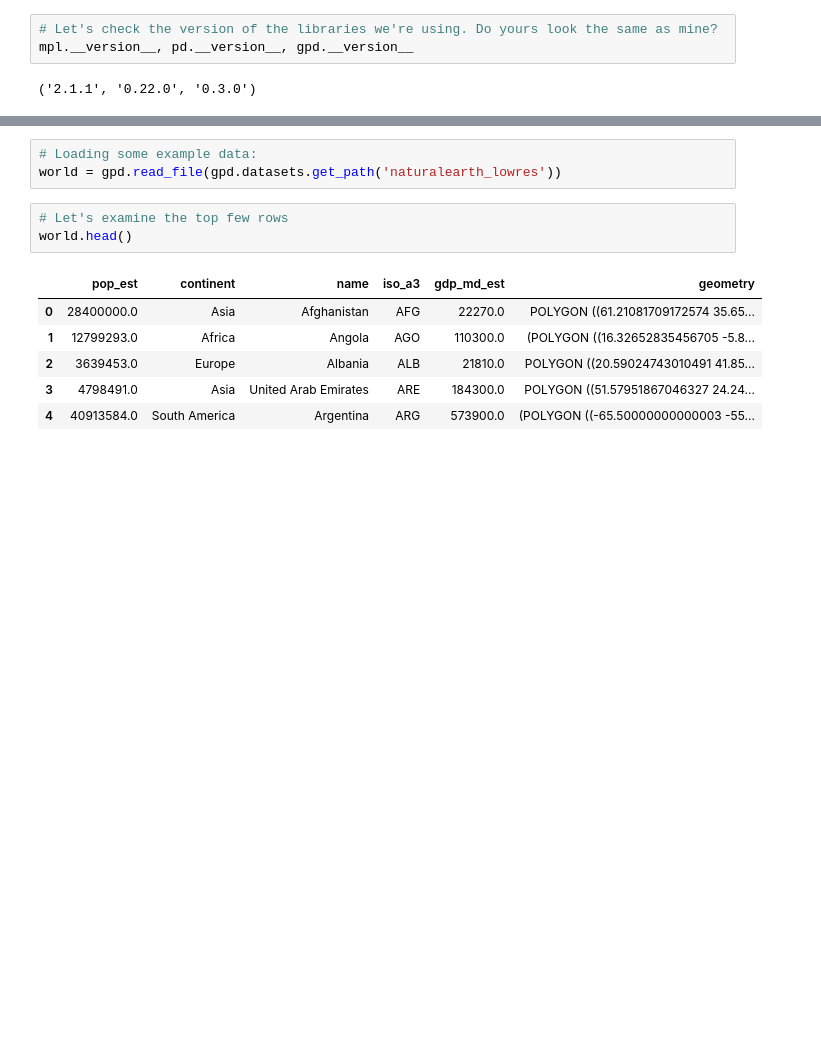
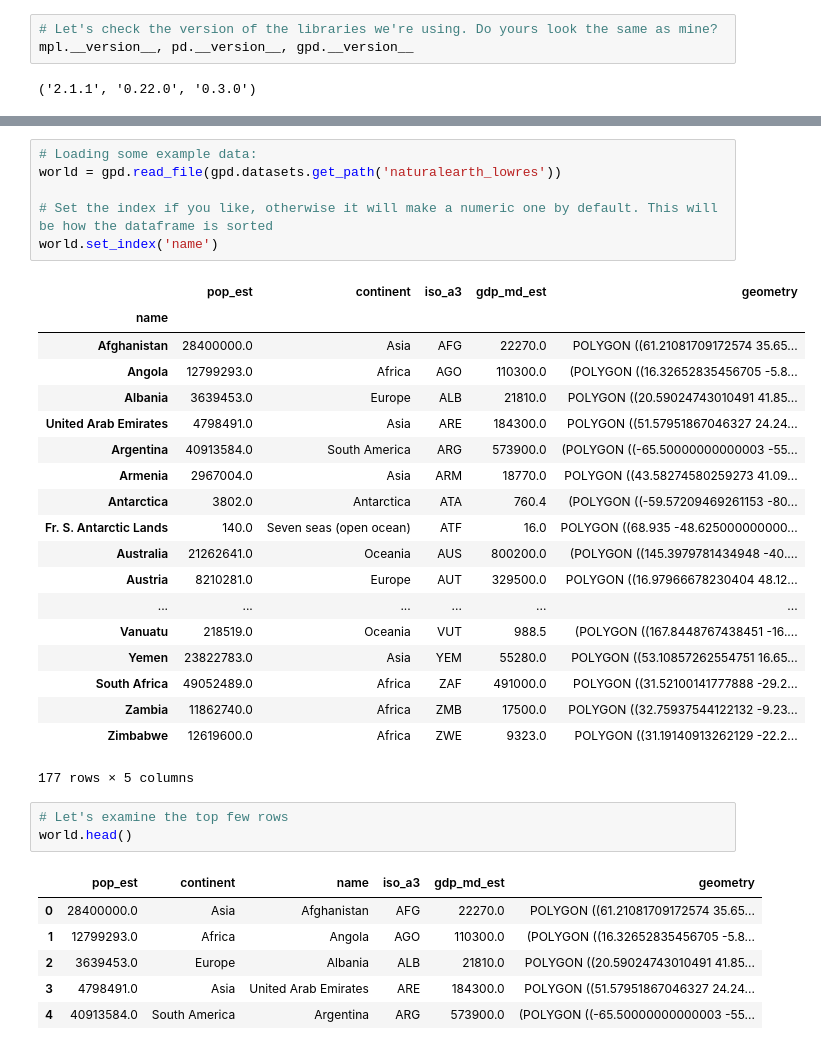
Before and after one commit to christyheaton/Maptime_20180411, a Jupyter notebook: Notebook/Geopandas_Intro_Maptime_20180411.ipynb, the cells around one changed output, grey strips where cells are left out. Drawn from its saved outputs; the diff is of its cells as text; blank space fills up the shorter version.

```diff
--- a/Notebook/Geopandas_Intro_Maptime_20180411.ipynb
+++ b/Notebook/Geopandas_Intro_Maptime_20180411.ipynb
@@ -90,6 +114,29 @@ Geopandas comes with some datasets that we can use!
 # %%
 # Loading some example data:
 world = gpd.read_file(gpd.datasets.get_path('naturalearth_lowres'))
+
+# Set the index if you like, otherwise it will make a numeric one by default. This will be how the dataframe is sorted
+world.set_index('name')
+# %% [output]
+|  | pop_est | continent | iso_a3 | gdp_md_est | geometry |
+| name |  |  |  |  |  |
+| Afghanistan | 28400000.0 | Asia | AFG | 22270.0 | POLYGON ((61.21081709172574 35.65... |
+| Angola | 12799293.0 | Africa | AGO | 110300.0 | (POLYGON ((16.32652835456705 -5.8... |
+| Albania | 3639453.0 | Europe | ALB | 21810.0 | POLYGON ((20.59024743010491 41.85... |
+| United Arab Emirates | 4798491.0 | Asia | ARE | 184300.0 | POLYGON ((51.57951867046327 24.24... |
+| Argentina | 40913584.0 | South America | ARG | 573900.0 | (POLYGON ((-65.50000000000003 -55... |
+| Armenia | 2967004.0 | Asia | ARM | 18770.0 | POLYGON ((43.58274580259273 41.09... |
+| Antarctica | 3802.0 | Antarctica | ATA | 760.4 | (POLYGON ((-59.57209469261153 -80... |
+| Fr. S. Antarctic Lands | 140.0 | Seven seas (open ocean) | ATF | 16.0 | POLYGON ((68.935 -48.625000000000... |
+| Australia | 21262641.0 | Oceania | AUS | 800200.0 | (POLYGON ((145.3979781434948 -40.... |
+| Austria | 8210281.0 | Europe | AUT | 329500.0 | POLYGON ((16.97966678230404 48.12... |
+| ... | ... | ... | ... | ... | ... |
+| Vanuatu | 218519.0 | Oceania | VUT | 988.5 | (POLYGON ((167.8448767438451 -16.... |
+| Yemen | 23822783.0 | Asia | YEM | 55280.0 | POLYGON ((53.10857262554751 16.65... |
+| South Africa | 49052489.0 | Africa | ZAF | 491000.0 | POLYGON ((31.52100141777888 -29.2... |
+| Zambia | 11862740.0 | Africa | ZMB | 17500.0 | POLYGON ((32.75937544122132 -9.23... |
+| Zimbabwe | 12619600.0 | Africa | ZWE | 9323.0 | POLYGON ((31.19140913262129 -22.2... |
+177 rows × 5 columns
 # %%
 # Let's examine the top few rows
 world.head()
```
Also changed, not shown: parts of 27 cells of this notebook.
